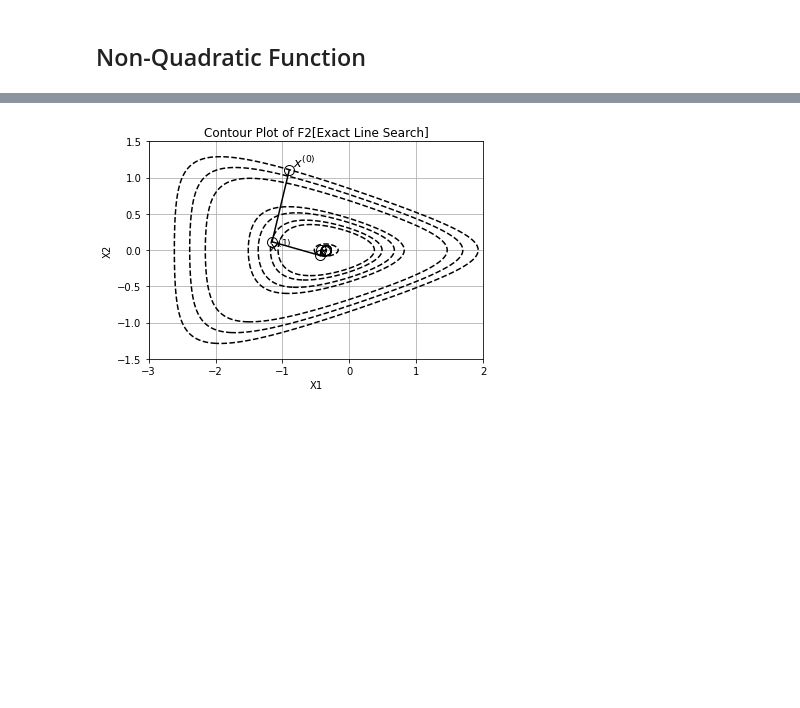
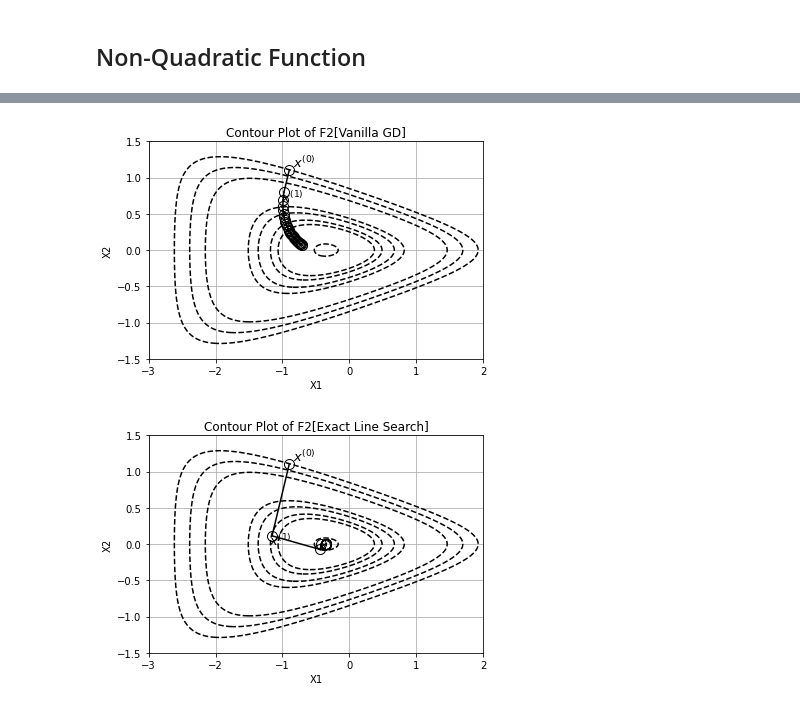
Before and after one commit to Ravi-Raghavan/ConvexOptimization, a Jupyter notebook: hw4.ipynb, the cells around one changed output, grey strips where cells are left out. Saved outputs shown, nothing was run; the diff lists cells and outputs as text; code cells hidden in the pictures; blank space fills up the shorter version.

```diff
--- a/hw4.ipynb
+++ b/hw4.ipynb
@@ -482,6 +524,48 @@ f2_exact_line_search_iterates, f2_exact_line_search_function_values = exact_line
 # %%
 #run gradient descent, with backtracking, for f2(i.e. the non-quadratic function)
 f2_backtracking_iterates, f2_backtracking_function_values = backtracking_line_search_gradient_descent(f2, f2_gradient, f2_backtracking_algorithm, x0, 30, 1e-8)
+# %%
+#define ranges for x1 and x2
+x1 = np.linspace(-3, 2, 2000)
+x2 = np.linspace(-1.5, 1.5, 2000)
+
+#generate (x,y) coordinates for contour grid given x1(x coord) and x2(y coord)
+X1, X2 = np.meshgrid(x1, x2)
+
+#function to calculate f2 value
+#x1, x2: inputs
+def f2_plot(x1, x2):
+    A = np.exp(x1 + (3 * x2) - 0.1)
+    B = np.exp(x1 - (3 * x2) - 0.1)
+    C = np.exp((-1 * x1) - 0.1)
+
+    return A + B + C
+
+#given points on the contour grid, get function values
+F = f2_plot(X1, X2)
+
+#plot f2 vanilla GD iterates
+for point in f2_vanilla_gd_iterates:
+    plt.plot(point[0, 0], point[1, 0], 'o', markersize=10, color='black', markerfacecolor='none')
+
+#label x^(0) and x^(1)
+offset = 0.05
+plt.text(f2_vanilla_gd_iterates[0][0, 0] + offset, f2_vanilla_gd_iterates[0][1, 0], r'$x^{(0)}$', fontsize=13, color='black', va='bottom', ha='left')
+plt.text(f2_vanilla_gd_iterates[1][0, 0] - offset, f2_vanilla_gd_iterates[1][1, 0] - 3.5 * offset, r'$x^{(1)}$', fontsize=13, color='black', va='bottom', ha='left')
+
+#Connect iterates via a line
+for i in range(len(f2_vanilla_gd_iterates)-1):
+    plt.plot([f2_vanilla_gd_iterates[i][0, 0], f2_vanilla_gd_iterates[i+1][0, 0]], [f2_vanilla_gd_iterates[i][1, 0], f2_vanilla_gd_iterates[i+1][1, 0]], color='black', linestyle='-')
+
+#Plot contours
+contour = plt.contour(X1, X2, F, levels = [2.6, 3.25, 3.5, 4, 4.5, 8, 10, 12.5], colors='black', linestyles='dashed')
+plt.xlabel('X1')
+plt.ylabel('X2')
+plt.title('Contour Plot of F2[Vanilla GD]')
+plt.grid(True)
+plt.show()
+# %% [output]
+[figure, added]
 # %%
 #define ranges for x1 and x2
 x1 = np.linspace(-3, 2, 2000)
```
Also changed, not shown: parts of 3 cells of this notebook.
